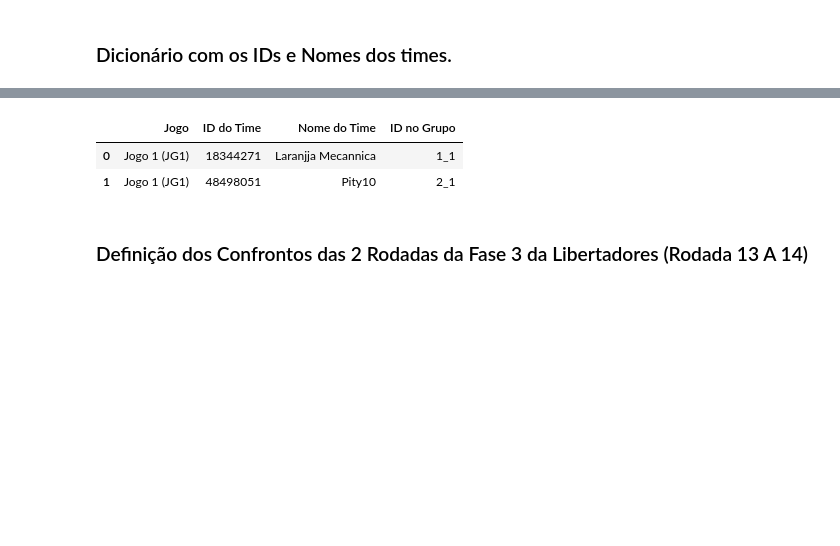
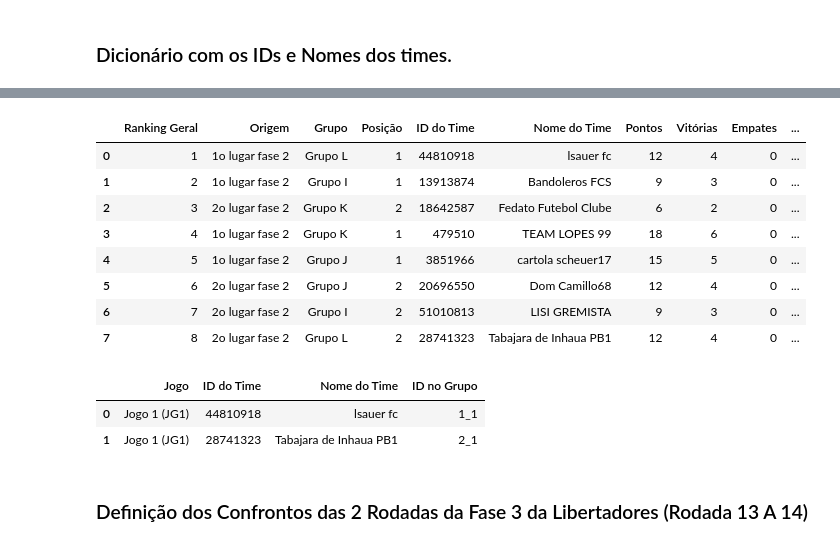
Before and after one commit to FernandoBC23/cartola_2026, a Jupyter notebook: libertadores/datasets_liberta/3_busca_dados_liberta_fase_3.ipynb, the cells around one changed output, grey strips where cells are left out. Drawn from its saved outputs; the diff is of its cells as text; code cells hidden in the pictures; blank space fills up the shorter version.

Commit message:
Atualiza fase 3 da Libertadores

```diff
--- a/libertadores/datasets_liberta/3_busca_dados_liberta_fase_3.ipynb
+++ b/libertadores/datasets_liberta/3_busca_dados_liberta_fase_3.ipynb
@@ -72,54 +84,78 @@ nomes_por_id = {
 # %%
-# Lista com todos os dados que você passou
-dados_torneio_quartas = [
-    # Jogo 1 (JG1)
-    ("Jogo 1 (JG1)", 18344271),
-    ("Jogo 1 (JG1)", 48498051),
+# Ranking geral por Total Cartola para definir os confrontos das quartas:
+# JG1: 1º x 8º
+# JG2: 2º x 7º
+# JG3: 3º x 6º
+# JG4: 4º x 5º
 
-    # Jogo 2 (JG2)
-    ("Jogo 2 (JG2)", 29411306),
-    ("Jogo 2 (JG2)", 18642587),
+df_ranking_quartas = (
+    df_classificados_fase_2
+    .copy()
+    .sort_values(["Total Cartola", "Pontos", "Saldo Cartola"], ascending=[False, False, False])
+    .reset_index(drop=True)
+)
+df_ranking_quartas.insert(0, "Ranking Geral", range(1, len(df_ranking_quartas) + 1))
 
-    # Jogo 3 (JG3)
-    ("Jogo 3 (JG3)", 3851966),
-    ("Jogo 3 (JG3)", 335716),
+posicoes_quartas = {
+    int(row["Ranking Geral"]): int(row["ID do Time"])
+    for _, row in df_ranking_quartas.iterrows()
+}
 
-    # Jogo 4 (JG4)
-    ("Jogo 4 (JG4)", 18661583),
-    ("Jogo 4 (JG4)", 1273719),
+pareamentos_quartas = [
+    ("Jogo 1 (JG1)", 1, 8),
+    ("Jogo 2 (JG2)", 2, 7),
+    ("Jogo 3 (JG3)", 3, 6),
+    ("Jogo 4 (JG4)", 4, 5),
 ]
+
+dados_torneio_quartas = []
+for jogo, ranking_a, ranking_b in pareamentos_quartas:
+    dados_torneio_quartas.extend([
+        (jogo, posicoes_quartas[ranking_a]),
+        (jogo, posicoes_quartas[ranking_b]),
+    ])
 
 # Criar DataFrame base
 df_torneio_quartas = pd.DataFrame(dados_torneio_quartas, columns=["Jogo", "ID do Time"])
 
 # Adicionar Nome do Time usando o dicionário
 df_torneio_quartas["Nome do Time"] = df_torneio_quartas["ID do Time"].map(nomes_por_id)
 
 # Adicionar ID no Grupo
 df_torneio_quartas["ID no Grupo"] = df_torneio_quartas.groupby("Jogo").cumcount() + 1
 df_torneio_quartas["ID no Grupo"] = df_torneio_quartas["ID no Grupo"].astype(str) + "_" + df_torneio_quartas["Jogo"].str[-2]
 
 # Reorganizar colunas
 df_torneio_quartas_liberta = df_torneio_quartas[["Jogo", "ID do Time", "Nome do Time", "ID no Grupo"]]
 
 df_liberta_jogo_1 = df_torneio_quartas_liberta[df_torneio_quartas_liberta["Jogo"] == "Jogo 1 (JG1)"]
 df_liberta_jogo_2 = df_torneio_quartas_liberta[df_torneio_quartas_liberta["Jogo"] == "Jogo 2 (JG2)"]
 df_liberta_jogo_3 = df_torneio_quartas_liberta[df_torneio_quartas_liberta["Jogo"] == "Jogo 3 (JG3)"]
 df_liberta_jogo_4 = df_torneio_quartas_liberta[df_torneio_quartas_liberta["Jogo"] == "Jogo 4 (JG4)"]
 
 # Lista de grupos
 grupos = {
     "Jogo 1 (JG1)": df_liberta_jogo_1,
     "Jogo 2 (JG2)": df_liberta_jogo_2,
     "Jogo 3 (JG3)": df_liberta_jogo_3,
     "Jogo 4 (JG4)": df_liberta_jogo_4,
 }
 
+display(df_ranking_quartas)
 display(df_liberta_jogo_1)
 # %% [output]
-|  | Jogo | ID do Time | Nome do Time | ID no Grupo |
-| 0 | Jogo 1 (JG1) | 18344271 | Laranjja Mecannica | 1_1 |
-| 1 | Jogo 1 (JG1) | 48498051 | Pity10 | 2_1 |
+|  | Ranking Geral | Origem | Grupo | Posição | ID do Time | Nome do Time | Pontos | Vitórias | Empates | ... |
+| 0 | 1 | 1o lugar fase 2 | Grupo L | 1 | 44810918 | lsauer fc | 12 | 4 | 0 | ... |
+| 1 | 2 | 1o lugar fase 2 | Grupo I | 1 | 13913874 | Bandoleros FCS | 9 | 3 | 0 | ... |
+| 2 | 3 | 2o lugar fase 2 | Grupo K | 2 | 18642587 | Fedato Futebol Clube | 6 | 2 | 0 | ... |
+| 3 | 4 | 1o lugar fase 2 | Grupo K | 1 | 479510 | TEAM LOPES 99 | 18 | 6 | 0 | ... |
+| 4 | 5 | 1o lugar fase 2 | Grupo J | 1 | 3851966 | cartola scheuer17 | 15 | 5 | 0 | ... |
+| 5 | 6 | 2o lugar fase 2 | Grupo J | 2 | 20696550 | Dom Camillo68 | 12 | 4 | 0 | ... |
+| 6 | 7 | 2o lugar fase 2 | Grupo I | 2 | 51010813 | LISI GREMISTA | 9 | 3 | 0 | ... |
+| 7 | 8 | 2o lugar fase 2 | Grupo L | 2 | 28741323 | Tabajara de Inhaua PB1 | 12 | 4 | 0 | ... |
+|  | Jogo | ID do Time | Nome do Time | ID no Grupo |
+| 0 | Jogo 1 (JG1) | 44810918 | lsauer fc | 1_1 |
+| 1 | Jogo 1 (JG1) | 28741323 | Tabajara de Inhaua PB1 | 2_1 |
 # %% [markdown]
 ### Definição dos Confrontos das 2 Rodadas da Fase 3 da Libertadores (Rodada 13 A 14)
 # %%
```
Also changed, not shown: parts of 15 cells of this notebook, 9 other files.
